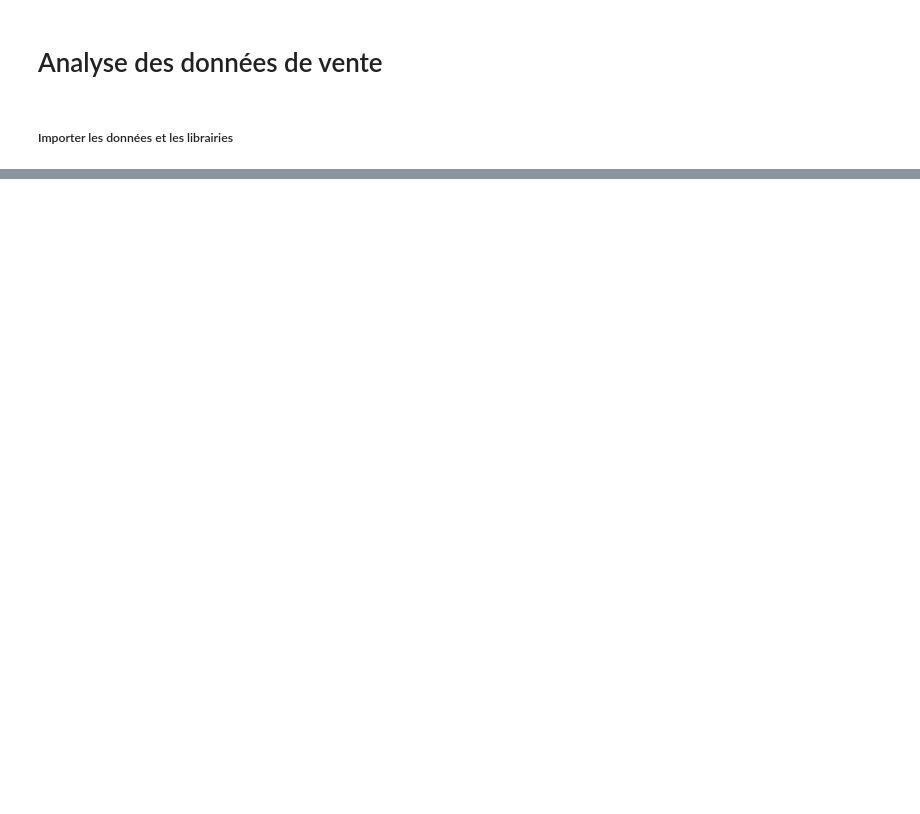
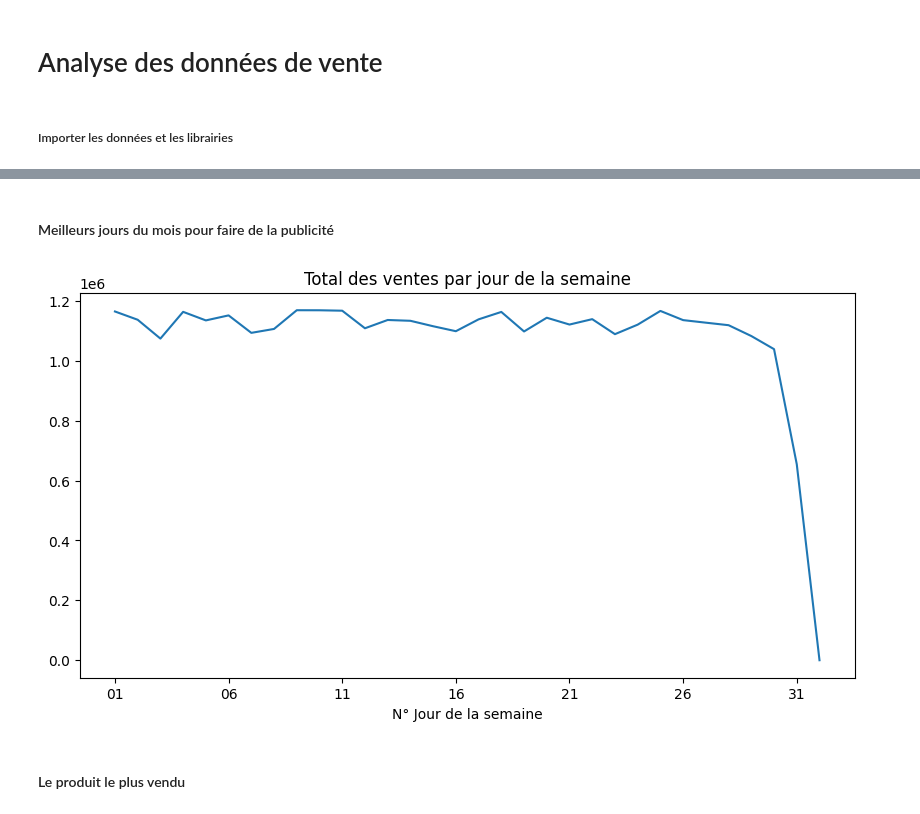
Before and after one commit to JWulfran/Python_for_Data_Science, a Jupyter notebook: Sales_analysis.ipynb, the cells around one changed output, grey strips where cells are left out. Drawn from its saved outputs; the diff is of its cells as text; code cells hidden in the pictures; blank space fills up the shorter version.

```diff
--- a/Sales_analysis.ipynb
+++ b/Sales_analysis.ipynb
@@ -72,0 +173,10 @@ df[df.isna().any(axis=1)]
+# %% [markdown]
+#### Meilleurs jours du mois pour faire de la publicité
+# %%
+days_sales = df.groupby('N° Jour de la semaine')['Vente'].sum()
+days_sales.plot(kind='line', figsize=(10, 5), title='Total des ventes par jour de la semaine')
+plt.show()
+# %% [output]
+[figure, added]
+# %% [markdown]
+#### Le produit le plus vendu
```
Also changed, not shown: parts of 30 cells of this notebook.
